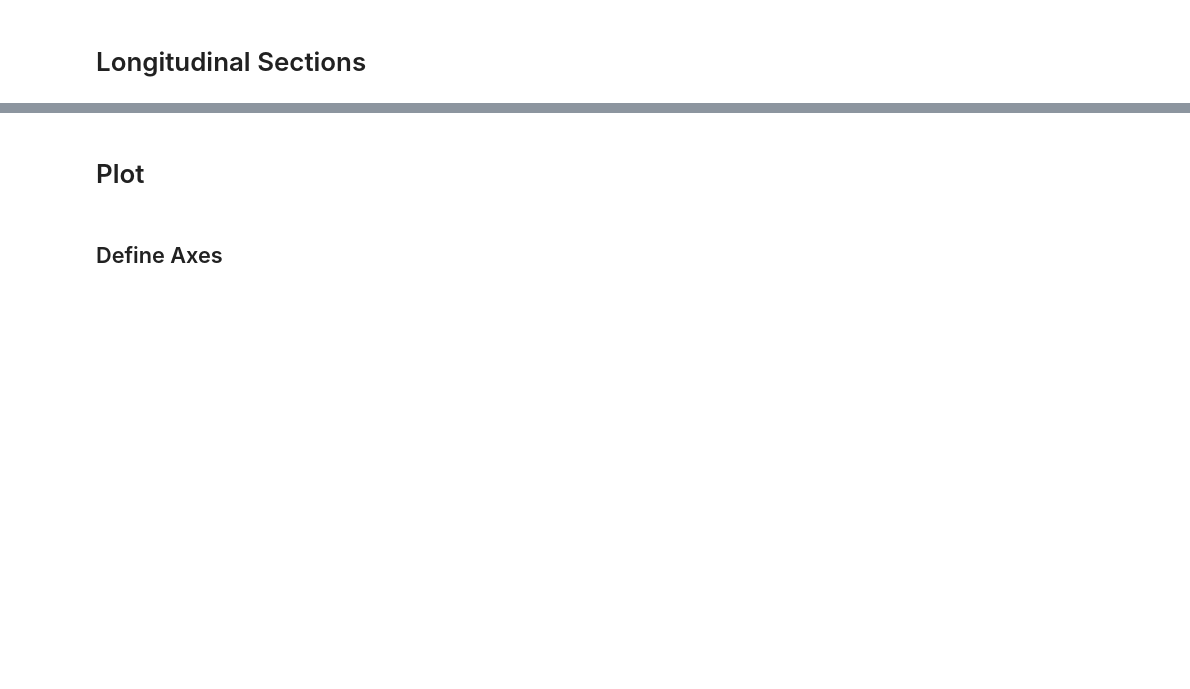
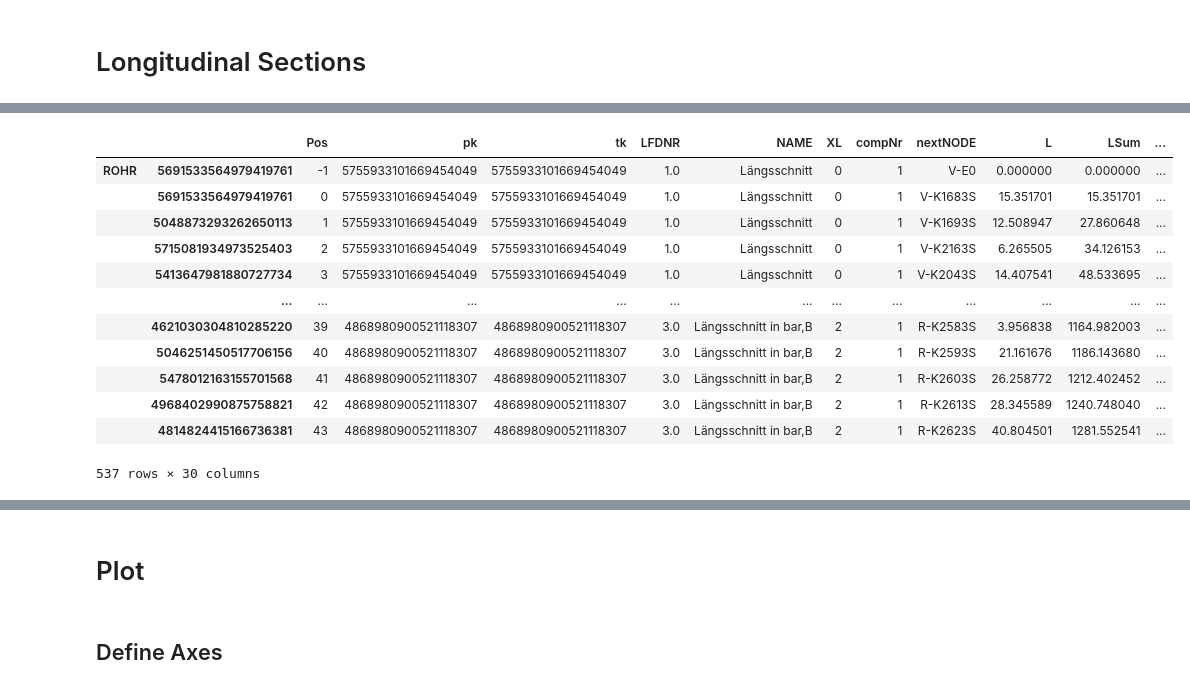
Before and after one commit to 3SConsult/PT3S, a Jupyter notebook: docs/Example3.ipynb, the cells around one changed output, grey strips where cells are left out. Cells and saved outputs as stored; diff of their text form; code cells hidden in the pictures; blank space fills up the shorter version.

```diff
--- a/docs/Example3.ipynb
+++ b/docs/Example3.ipynb
@@ -254,0 +96,16 @@ dfs[0].head()
+# %%
+m.V3_AGSN
+# %% [output]
+|  |  | Pos | pk | tk | LFDNR | NAME | XL | compNr | nextNODE | L | LSum | ... |
+| ROHR | 5691533564979419761 | -1 | 5755933101669454049 | 5755933101669454049 | 1.0 | Längsschnitt | 0 | 1 | V-E0 | 0.000000 | 0.000000 | ... |
+|  | 5691533564979419761 | 0 | 5755933101669454049 | 5755933101669454049 | 1.0 | Längsschnitt | 0 | 1 | V-K1683S | 15.351701 | 15.351701 | ... |
+|  | 5048873293262650113 | 1 | 5755933101669454049 | 5755933101669454049 | 1.0 | Längsschnitt | 0 | 1 | V-K1693S | 12.508947 | 27.860648 | ... |
+|  | 5715081934973525403 | 2 | 5755933101669454049 | 5755933101669454049 | 1.0 | Längsschnitt | 0 | 1 | V-K2163S | 6.265505 | 34.126153 | ... |
+|  | 5413647981880727734 | 3 | 5755933101669454049 | 5755933101669454049 | 1.0 | Längsschnitt | 0 | 1 | V-K2043S | 14.407541 | 48.533695 | ... |
+|  | ... | ... | ... | ... | ... | ... | ... | ... | ... | ... | ... | ... |
+|  | 4621030304810285220 | 39 | 4868980900521118307 | 4868980900521118307 | 3.0 | Längsschnitt in bar,B | 2 | 1 | R-K2583S | 3.956838 | 1164.982003 | ... |
+|  | 5046251450517706156 | 40 | 4868980900521118307 | 4868980900521118307 | 3.0 | Längsschnitt in bar,B | 2 | 1 | R-K2593S | 21.161676 | 1186.143680 | ... |
+|  | 5478012163155701568 | 41 | 4868980900521118307 | 4868980900521118307 | 3.0 | Längsschnitt in bar,B | 2 | 1 | R-K2603S | 26.258772 | 1212.402452 | ... |
+|  | 4968402990875758821 | 42 | 4868980900521118307 | 4868980900521118307 | 3.0 | Längsschnitt in bar,B | 2 | 1 | R-K2613S | 28.345589 | 1240.748040 | ... |
+|  | 4814824415166736381 | 43 | 4868980900521118307 | 4868980900521118307 | 3.0 | Längsschnitt in bar,B | 2 | 1 | R-K2623S | 40.804501 | 1281.552541 | ... |
+537 rows × 30 columns
```
Also changed, not shown: parts of 53 cells of this notebook, 6 other files.
